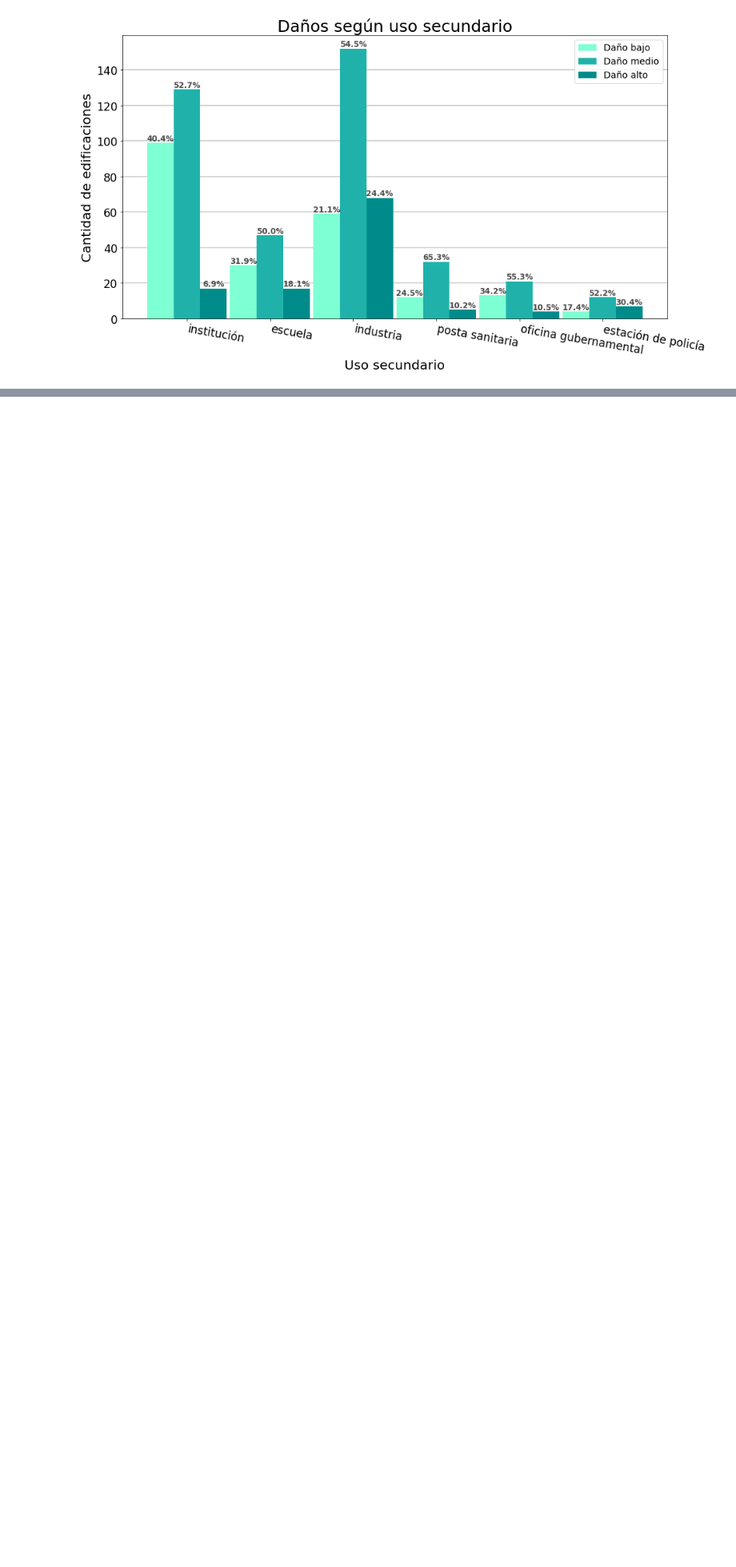
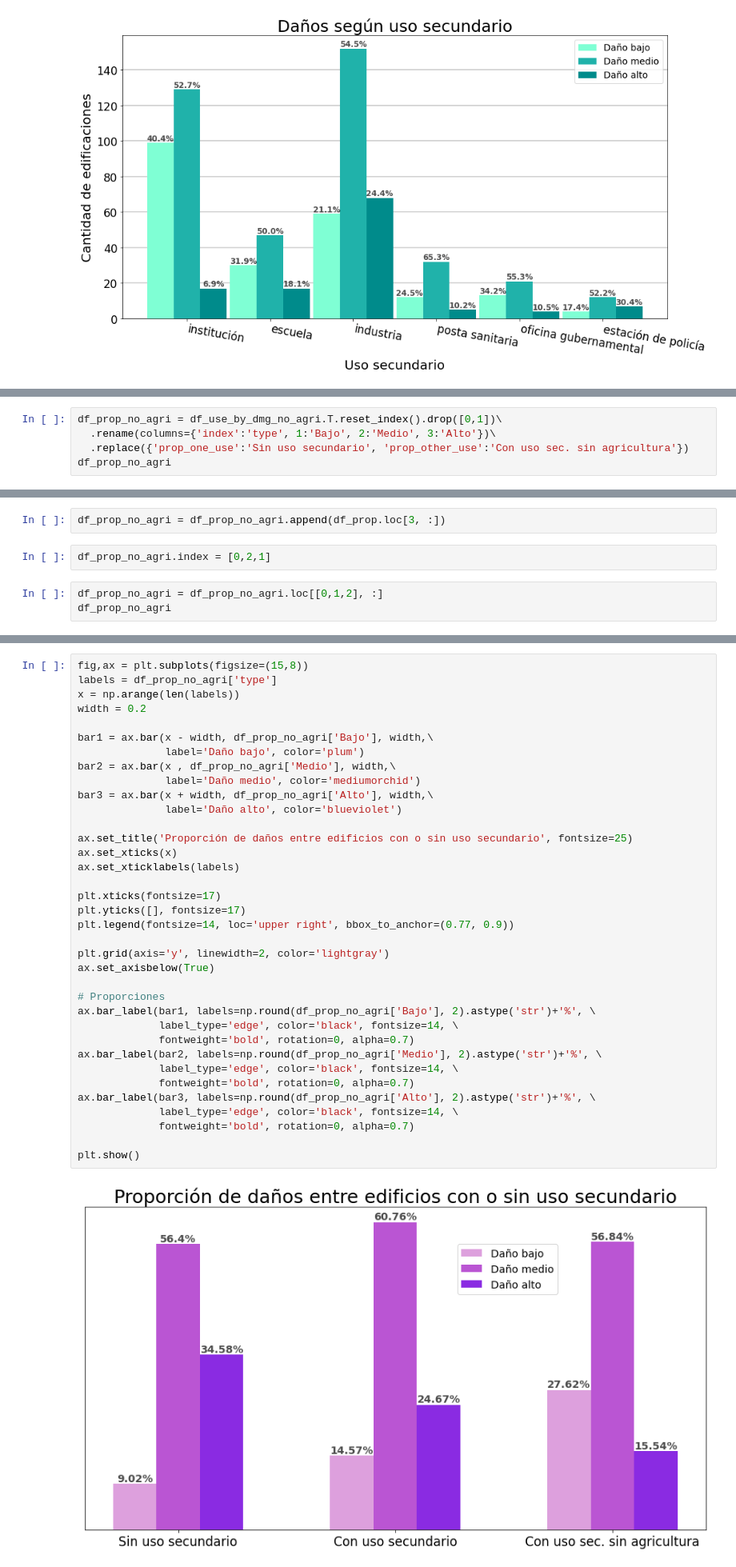
Before and after one commit to ffelfis/OrgaDatosTPs, a Jupyter notebook: TP1/TP1_EDA.ipynb, the cells around one changed output, grey strips where cells are left out. Shown at 80% size. Cells and saved outputs as stored; diff of their text form; blank space fills up the shorter version.

Commit message:
- Se agrega el análisis descontando el uso secundario de agricultura

```diff
--- a/TP1/TP1_EDA.ipynb
+++ b/TP1/TP1_EDA.ipynb
@@ -3082,0 +3131,5 @@ plt.show()
+# %%
+df_prop_no_agri = df_use_by_dmg_no_agri.T.reset_index().drop([0,1])\
+  .rename(columns={'index':'type', 1:'Bajo', 2:'Medio', 3:'Alto'})\
+  .replace({'prop_one_use':'Sin uso secundario', 'prop_other_use':'Con uso sec. sin agricultura'})
+df_prop_no_agri
@@ -3082,0 +3140,7 @@ plt.show()
+# %%
+df_prop_no_agri = df_prop_no_agri.append(df_prop.loc[3, :])
+# %%
+df_prop_no_agri.index = [0,2,1]
+# %%
+df_prop_no_agri = df_prop_no_agri.loc[[0,1,2], :]
+df_prop_no_agri
@@ -3082,0 +3152,38 @@ plt.show()
+# %%
+fig,ax = plt.subplots(figsize=(15,8))
+labels = df_prop_no_agri['type']
+x = np.arange(len(labels))
+width = 0.2
+
+bar1 = ax.bar(x - width, df_prop_no_agri['Bajo'], width,\
+              label='Daño bajo', color='plum')
+bar2 = ax.bar(x , df_prop_no_agri['Medio'], width,\
+              label='Daño medio', color='mediumorchid')
+bar3 = ax.bar(x + width, df_prop_no_agri['Alto'], width,\
+              label='Daño alto', color='blueviolet')
+
+ax.set_title('Proporción de daños entre edificios con o sin uso secundario', fontsize=25)
+ax.set_xticks(x)
+ax.set_xticklabels(labels)
+
+plt.xticks(fontsize=17)
+plt.yticks([], fontsize=17)
+plt.legend(fontsize=14, loc='upper right', bbox_to_anchor=(0.77, 0.9))
+
+plt.grid(axis='y', linewidth=2, color='lightgray')
+ax.set_axisbelow(True)
+
+# Proporciones
+ax.bar_label(bar1, labels=np.round(df_prop_no_agri['Bajo'], 2).astype('str')+'%', \
+             label_type='edge', color='black', fontsize=14, \
+             fontweight='bold', rotation=0, alpha=0.7)
+ax.bar_label(bar2, labels=np.round(df_prop_no_agri['Medio'], 2).astype('str')+'%', \
+             label_type='edge', color='black', fontsize=14, \
+             fontweight='bold', rotation=0, alpha=0.7)
+ax.bar_label(bar3, labels=np.round(df_prop_no_agri['Alto'], 2).astype('str')+'%', \
+             label_type='edge', color='black', fontsize=14, \
+             fontweight='bold', rotation=0, alpha=0.7)
+
+plt.show()
+# %% [output]
+[figure, added]
```
Also changed, not shown: parts of 7 cells of this notebook.
